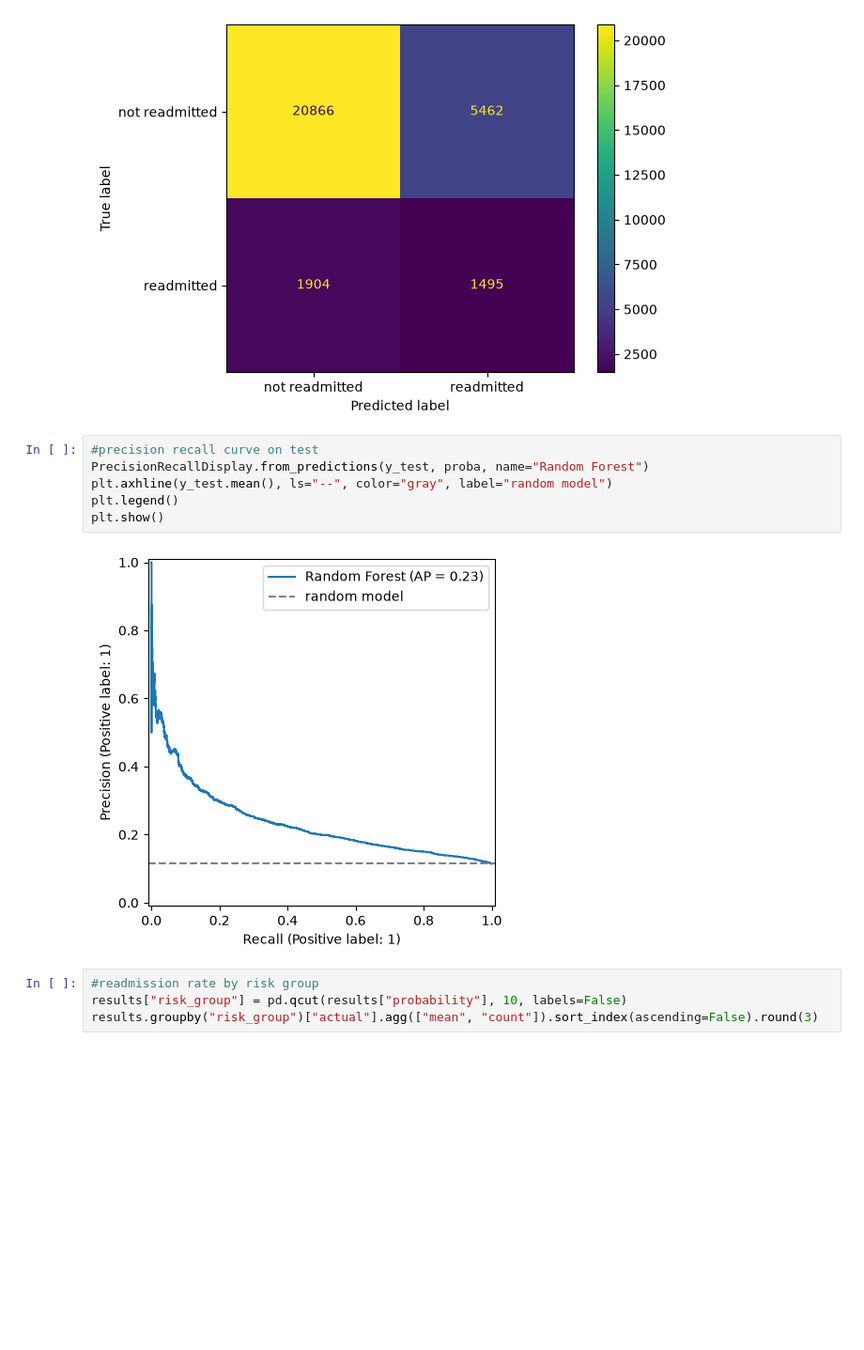
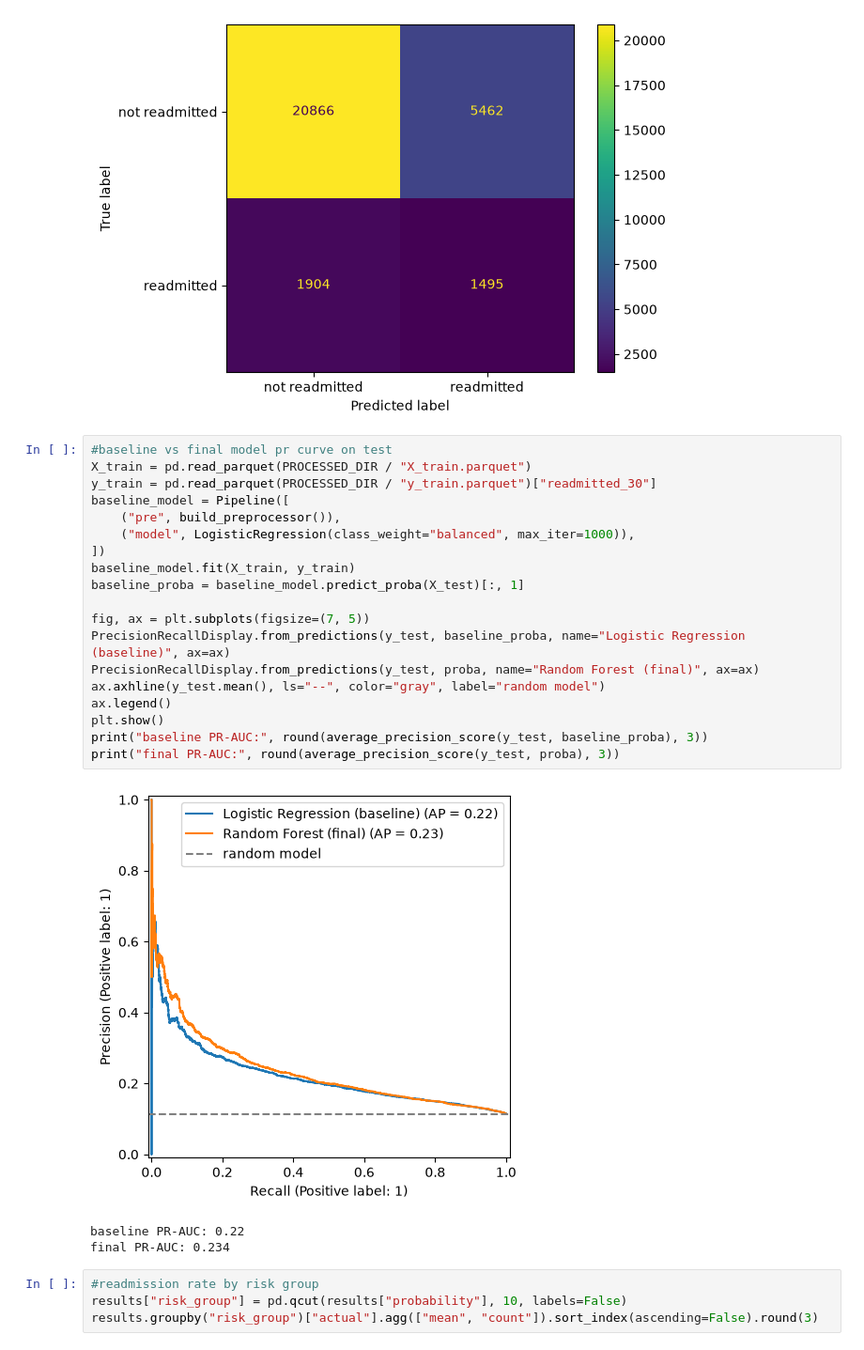
Before and after one commit to rahulsaikarlapudi/diabetes-readmission-prediction, a Jupyter notebook: notebooks/07_model_evaluation.ipynb, the cells around one changed output. Shown at 94% size. Drawn from its saved outputs; the diff is of its cells as text; blank space fills up the shorter version.

Commit message:
Add baseline vs final PR curve

```diff
--- a/notebooks/07_model_evaluation.ipynb
+++ b/notebooks/07_model_evaluation.ipynb
@@ -97,14 +100,29 @@ plt.show()
 [[20866  5462]
  [ 1904  1495]]
 [figure]
-# %%
-#precision recall curve on test
-PrecisionRecallDisplay.from_predictions(y_test, proba, name="Random Forest")
-plt.axhline(y_test.mean(), ls="--", color="gray", label="random model")
-plt.legend()
-plt.show()
-# %% [output]
-[figure, removed]
+# %%
+#baseline vs final model pr curve on test
+X_train = pd.read_parquet(PROCESSED_DIR / "X_train.parquet")
+y_train = pd.read_parquet(PROCESSED_DIR / "y_train.parquet")["readmitted_30"]
+baseline_model = Pipeline([
+    ("pre", build_preprocessor()),
+    ("model", LogisticRegression(class_weight="balanced", max_iter=1000)),
+])
+baseline_model.fit(X_train, y_train)
+baseline_proba = baseline_model.predict_proba(X_test)[:, 1]
+
+fig, ax = plt.subplots(figsize=(7, 5))
+PrecisionRecallDisplay.from_predictions(y_test, baseline_proba, name="Logistic Regression (baseline)", ax=ax)
+PrecisionRecallDisplay.from_predictions(y_test, proba, name="Random Forest (final)", ax=ax)
+ax.axhline(y_test.mean(), ls="--", color="gray", label="random model")
+ax.legend()
+plt.show()
+print("baseline PR-AUC:", round(average_precision_score(y_test, baseline_proba), 3))
+print("final PR-AUC:", round(average_precision_score(y_test, proba), 3))
+# %% [output]
+[figure, added]
+baseline PR-AUC: 0.22
+final PR-AUC: 0.234
 # %%
 #readmission rate by risk group
 results["risk_group"] = pd.qcut(results["probability"], 10, labels=False)
```
Also changed, not shown: parts of 1 cell of this notebook.
